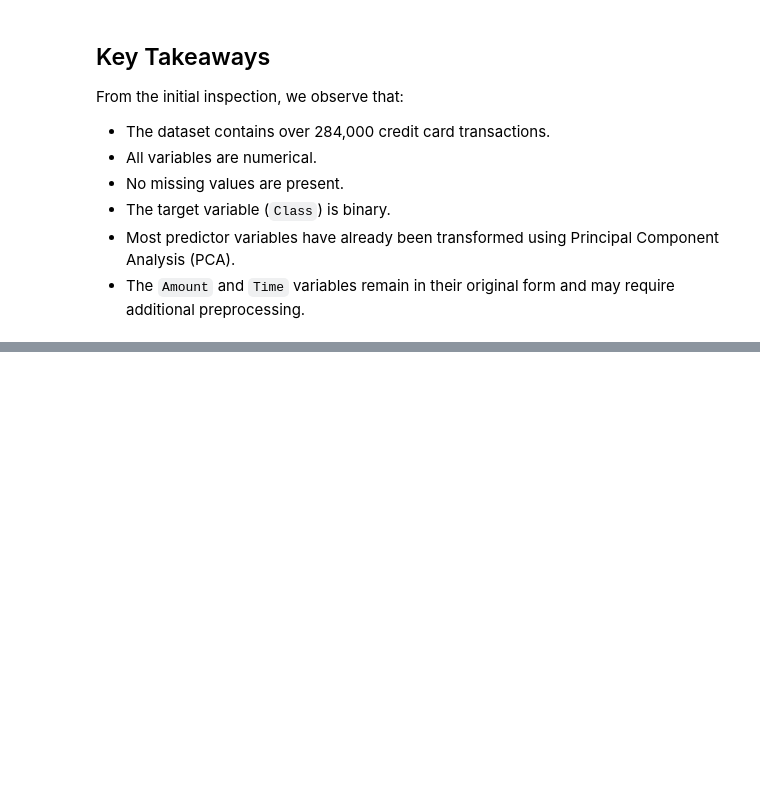
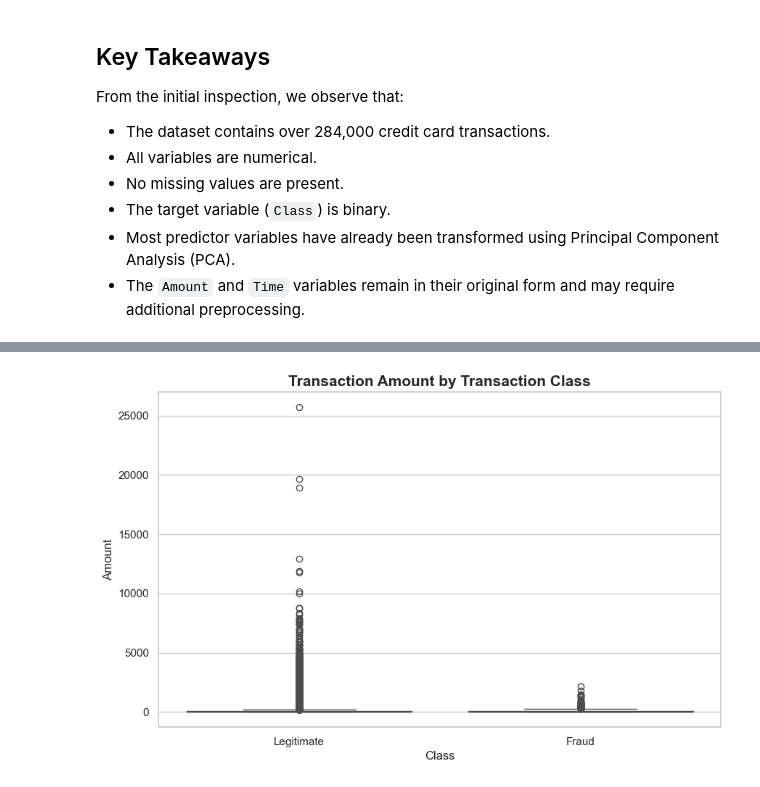
Before and after one commit to che-francis/Credit-Card-Fraud-Detection, a Jupyter notebook: notebooks/Credit_Card_Fraud_Detection.ipynb, the cells around one changed output, grey strips where cells are left out. Saved outputs shown, nothing was run; the diff lists cells and outputs as text; code cells hidden in the pictures; blank space fills up the shorter version.

```diff
--- a/notebooks/Credit_Card_Fraud_Detection.ipynb
+++ b/notebooks/Credit_Card_Fraud_Detection.ipynb
@@ -201,0 +326,26 @@ From the initial inspection, we observe that:
+# %%
+# Fraud vs Amount Visualization
+
+plt.figure(figsize=(10,6))
+
+sns.boxplot(
+    x="Class",
+    y="Amount",
+    data=df,
+    palette=["#4C72B0","#DD8452"]
+)
+
+plt.xticks(
+    [0,1],
+    ["Legitimate","Fraud"]
+)
+
+plt.title(
+    "Transaction Amount by Transaction Class",
+    fontsize=15,
+    fontweight="bold"
+)
+
+plt.show()
+# %% [output]
+[figure, added]
```
Also changed, not shown: parts of 9 cells of this notebook.
